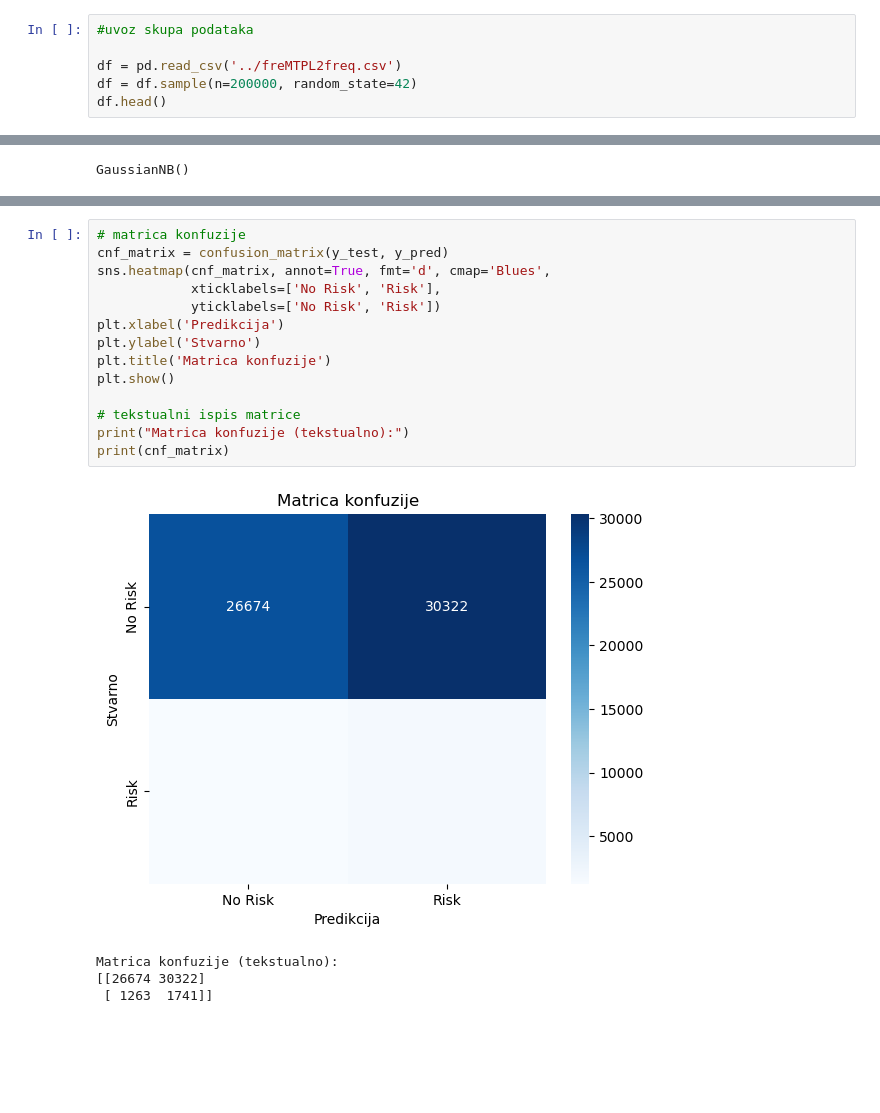
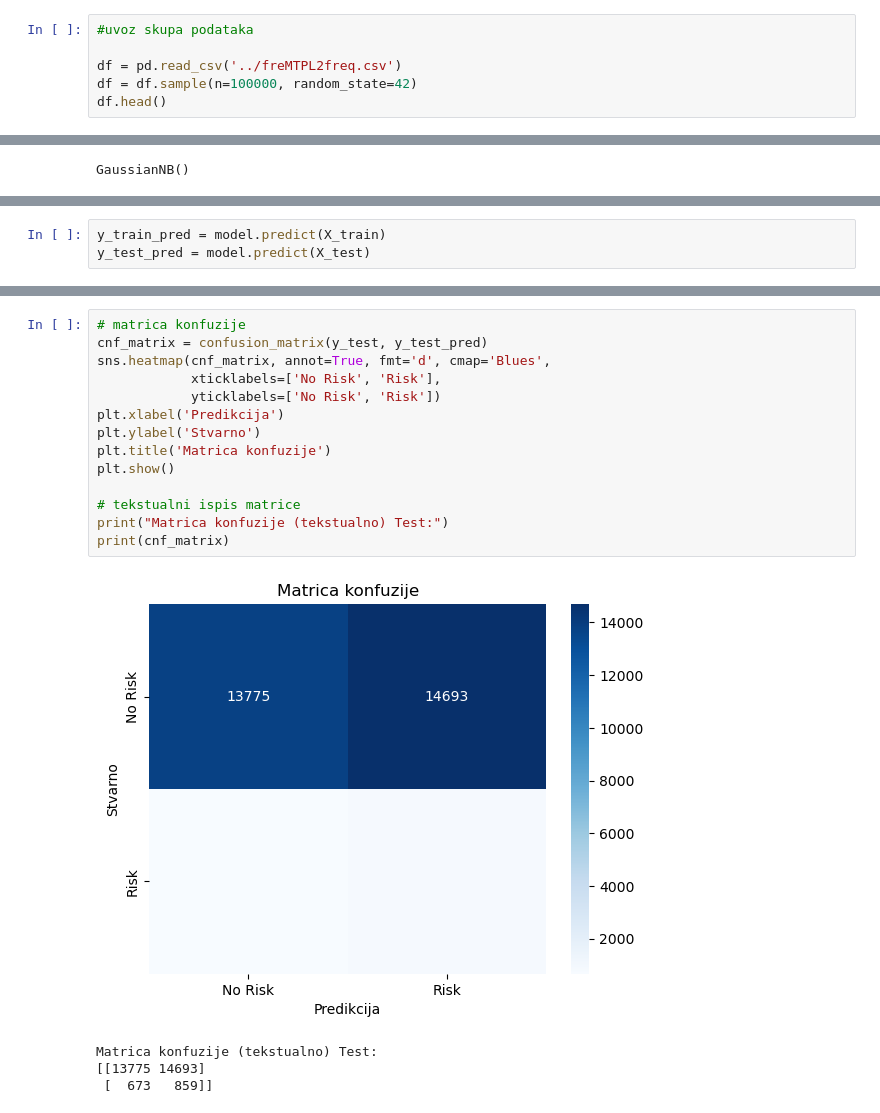
Before and after one commit to BabicDanica/Uvod_u_istrazivanje_podataka_projekat, a Jupyter notebook: klasifikacija/NaiveBayes_klasifikacija.ipynb, the cells around one changed output, grey strips where cells are left out. Cells and saved outputs as stored; diff of their text form; blank space fills up the shorter version.

```diff
--- a/klasifikacija/NaiveBayes_klasifikacija.ipynb
+++ b/klasifikacija/NaiveBayes_klasifikacija.ipynb
@@ -14,7 +14,7 @@ from sklearn.metrics import (
 #uvoz skupa podataka
 
 df = pd.read_csv('../freMTPL2freq.csv')
-df = df.sample(n=200000, random_state=42)
+df = df.sample(n=100000, random_state=42)
 df.head()
 # %% [output]
 |  | IDpol | ClaimNb | Exposure | Area | VehPower | VehAge | DrivAge | BonusMalus | VehBrand | VehGas | ... |
@@ -97,3 +91,6 @@ Tačnost modela: 0.474
+# %%
+y_train_pred = model.predict(X_train)
+y_test_pred = model.predict(X_test)
 # %%
 # Izveštaji
 print("\nIzveštaj za test skup:")
@@ -125,22 +121,22 @@ weighted avg       0.78      0.71      0.70    265922
 # %%
 # matrica konfuzije
-cnf_matrix = confusion_matrix(y_test, y_pred)
+cnf_matrix = confusion_matrix(y_test, y_test_pred)
 sns.heatmap(cnf_matrix, annot=True, fmt='d', cmap='Blues',
             xticklabels=['No Risk', 'Risk'],
             yticklabels=['No Risk', 'Risk'])
 plt.xlabel('Predikcija')
 plt.ylabel('Stvarno')
 plt.title('Matrica konfuzije')
 plt.show()
 
 # tekstualni ispis matrice
-print("Matrica konfuzije (tekstualno):")
+print("Matrica konfuzije (tekstualno) Test:")
 print(cnf_matrix)
 # %% [output]
-[figure, old version]
+[figure, new version]
-Matrica konfuzije (tekstualno):
-[[26674 30322]
- [ 1263  1741]]
+Matrica konfuzije (tekstualno) Test:
+[[13775 14693]
+ [  673   859]]
 # %%
 # roc kriva i auc
 y_prob = model.predict_proba(X_test)[:, 1]
```
Also changed, not shown: parts of 10 cells of this notebook, 6 other files.
